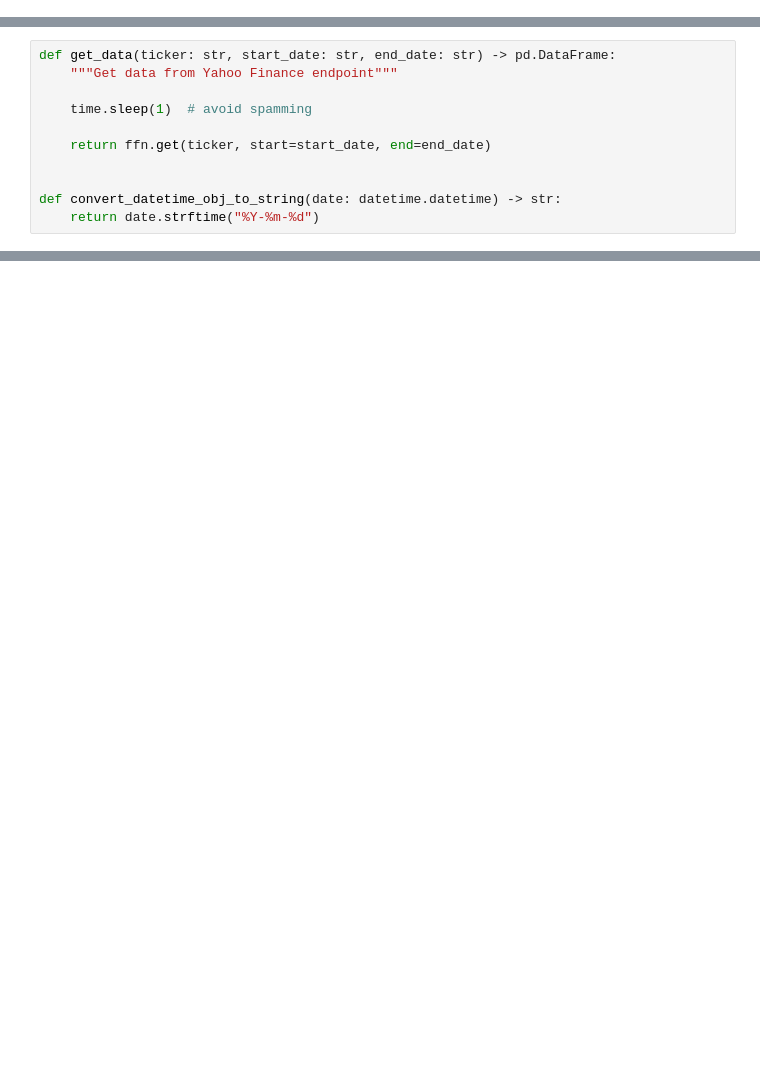
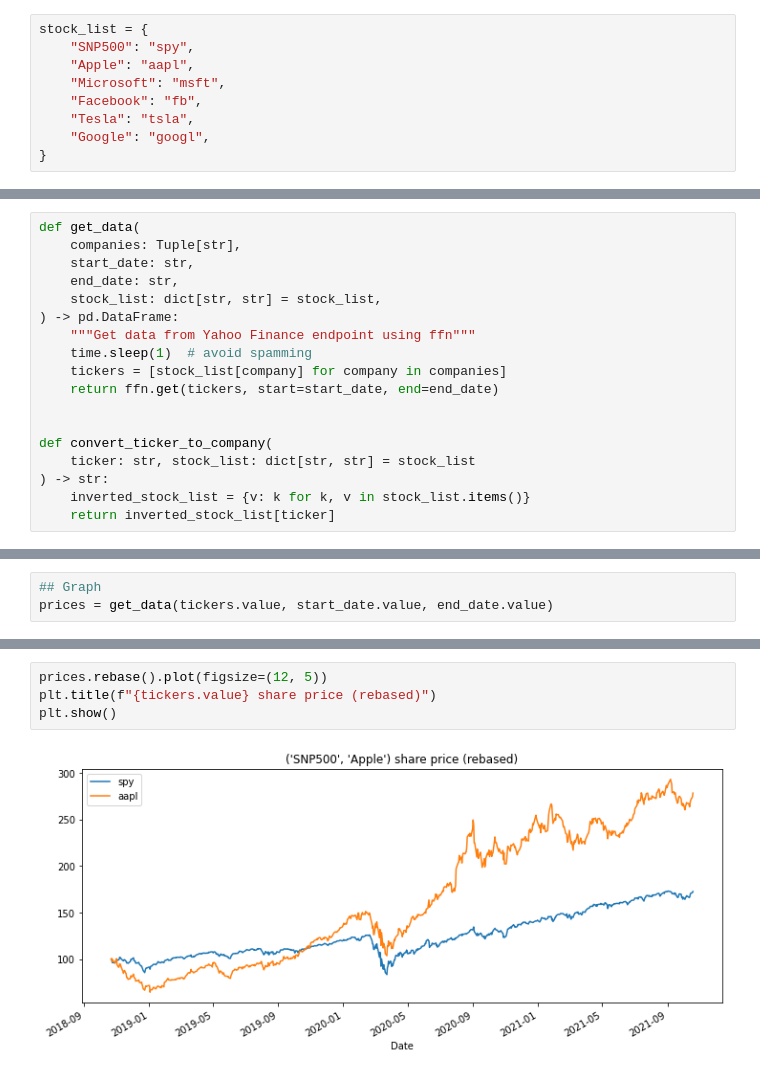
Before and after one commit to julian-west/e4ds-snippets, a Jupyter notebook: jupyter/voila/part1/stock_analysis_eda.ipynb, the cells around one changed output, grey strips where cells are left out. Drawn from its saved outputs; the diff is of its cells as text; blank space fills up the shorter version.

```diff
--- a/jupyter/voila/part1/stock_analysis_eda.ipynb
+++ b/jupyter/voila/part1/stock_analysis_eda.ipynb
@@ -19,0 +28,9 @@ from IPython.display import HTML, display
+# %%
+stock_list = {
+    "SNP500": "spy",
+    "Apple": "aapl",
+    "Microsoft": "msft",
+    "Facebook": "fb",
+    "Tesla": "tsla",
+    "Google": "googl",
+}
@@ -20,11 +39,18 @@ from IPython.display import HTML, display
 # %%
-def get_data(ticker: str, start_date: str, end_date: str) -> pd.DataFrame:
-    """Get data from Yahoo Finance endpoint"""
-
+def get_data(
+    companies: Tuple[str],
+    start_date: str,
+    end_date: str,
+    stock_list: dict[str, str] = stock_list,
+) -> pd.DataFrame:
+    """Get data from Yahoo Finance endpoint using ffn"""
     time.sleep(1)  # avoid spamming
-
-    return ffn.get(ticker, start=start_date, end=end_date)
+    tickers = [stock_list[company] for company in companies]
+    return ffn.get(tickers, start=start_date, end=end_date)
 
 
-def convert_datetime_obj_to_string(date: datetime.datetime) -> str:
-    return date.strftime("%Y-%m-%d")
+def convert_ticker_to_company(
+    ticker: str, stock_list: dict[str, str] = stock_list
+) -> str:
+    inverted_stock_list = {v: k for k, v in stock_list.items()}
+    return inverted_stock_list[ticker]
@@ -72,0 +134,3 @@ AAPL, MSFT
+# %%
+## Graph
+prices = get_data(tickers.value, start_date.value, end_date.value)
@@ -72,0 +139,6 @@ AAPL, MSFT
+# %%
+prices.rebase().plot(figsize=(12, 5))
+plt.title(f"{tickers.value} share price (rebased)")
+plt.show()
+# %% [output]
+[figure, added]
```
Also changed, not shown: parts of 19 cells of this notebook, 2 other files.
